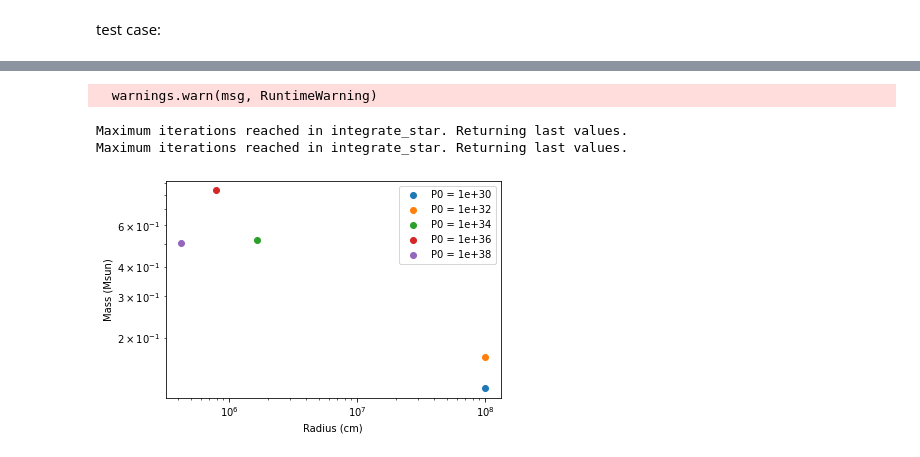
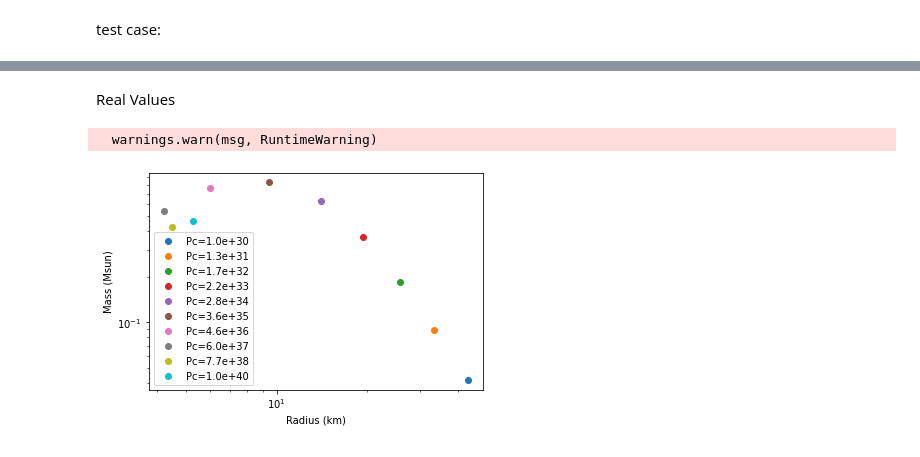
Before and after one commit to thomas-03/homework, a Jupyter notebook: 5460/homework10.ipynb, the cells around one changed output, grey strips where cells are left out. Drawn from its saved outputs; the diff is of its cells as text; code cells hidden in the pictures.

```diff
--- a/5460/homework10.ipynb
+++ b/5460/homework10.ipynb
@@ -38,7 +37,7 @@ def eos2(rho):
     #n is in cm^-3
     return 5.83e35*((rho*1e-39/mn)**(2.54))
 # %%
-rho = np.linspace(1e0,1e16,1000)
+rho = np.logspace(0,16,1000)
 P1 = eos1(rho)
 P2 = eos2(rho)
 plt.plot(rho,P1,label='eos1')
@@ -140,8 +149,7 @@ def integrate(r0,y0, dr=500, EOS=1):
     m0 = y0[0]
     P0 = y0[1]
     phi0 = y0[2]
-    #maxIterations=Rsun/dr+10
-    maxIterations=10000
+    maxIterations=100000
     i=0
     r = np.array([r0])
     m = np.array([m0])
@@ -156,11 +164,16 @@ def integrate(r0,y0, dr=500, EOS=1):
         m = np.append(m, m_new)
         P = np.append(P, P_new)
         phi = np.append(phi, phi_new)
+        dmdr, dPdr, dphidr = dydr(m_new, P_new, phi_new, r[-1], EOS)
+        dr = 0.1*min(np.abs(m_new/dmdr), np.abs(P_new/dPdr))
         # Check for stopping condition (the pressure is 10^-10 of the central pressure)
         if P[-1]/P_central < 1e-10:
             return r, m, P, phi
+        #if P becomes negative, also stop integration
+        if P[-1] < 0:
+            return r, m, P, phi
         i += 1
-    print("Maximum iterations reached in integrate_star. Returning last values.")
+    print("Maximum iterations reached in integrate_star. Returning last values. P_C = ", P[0])
     return r, m, P, phi
 # %% [markdown]
 g.)
@@ -202,17 +213,0 @@ Maximum iterations reached in integrate_star. Returning last values.
-# %%
-P0 = 1e30
-dr = 1e4
-#I'm starting with random initial central pressure just to see if the code runs and an initial mass of electon mass so its tiny but not 0 (so I won't get nans)
-for Pc in np.logspace(30,38,5):
-    r, m, P, phi = integrate(1e-9, np.array([mn, Pc, 0]), dr=dr, EOS=1)
-    plt.plot(r, m/Msun,label="P0 = "+str(Pc))
-#r, m, P, phi = integrate(1e-9, np.array([mn, P0, 0]), dr=dr, EOS=1)
-#plt.plot(r, m/Msun)
-plt.xscale('log')
-plt.yscale('log')
-#plt.ylim(1e-20,1e2)
-#plt.axhline(y=0.103)
-plt.xlabel('Radius (cm)')
-plt.ylabel('Mass (Msun)')
-plt.legend()
-plt.show()
@@ -231,22 +214,20 @@ Maximum iterations reached in integrate_star. Returning last values.
+# %% [markdown]
+Real Values
 # %%
 P0 = 1e30
 dr = 1e4
+eos1 = []
 #I'm starting with random initial central pressure just to see if the code runs and an initial mass of electon mass so its tiny but not 0 (so I won't get nans)
-for Pc in np.logspace(30,38,5):
+for Pc in np.logspace(30,40,10):
     r, m, P, phi = integrate(1e-9, np.array([mn, Pc, 0]), dr=dr, EOS=1)
-    plt.scatter(r[-1], m[-1]/Msun,label="P0 = "+str(Pc))
-#r, m, P, phi = integrate(1e-9, np.array([mn, P0, 0]), dr=dr, EOS=1)
-#plt.plot(r, m/Msun)
+    plt.scatter(r[-1]/1e5, m[-1]/Msun,label=f'Pc={Pc:.1e}')
+    eos1.append((r[-1], m[-1],Pc))
 plt.xscale('log')
 plt.yscale('log')
-#plt.ylim(1e-20,1e2)
-#plt.axhline(y=0.103)
-plt.xlabel('Radius (cm)')
+plt.xlabel('Radius (km)')
 plt.ylabel('Mass (Msun)')
 plt.legend()
 plt.show()
 # %% [output]
   warnings.warn(msg, RuntimeWarning)
-Maximum iterations reached in integrate_star. Returning last values.
-Maximum iterations reached in integrate_star. Returning last values.
-[figure, old version]
+[figure, new version]
```
Also changed, not shown: parts of 19 cells of this notebook, 1 other file.
